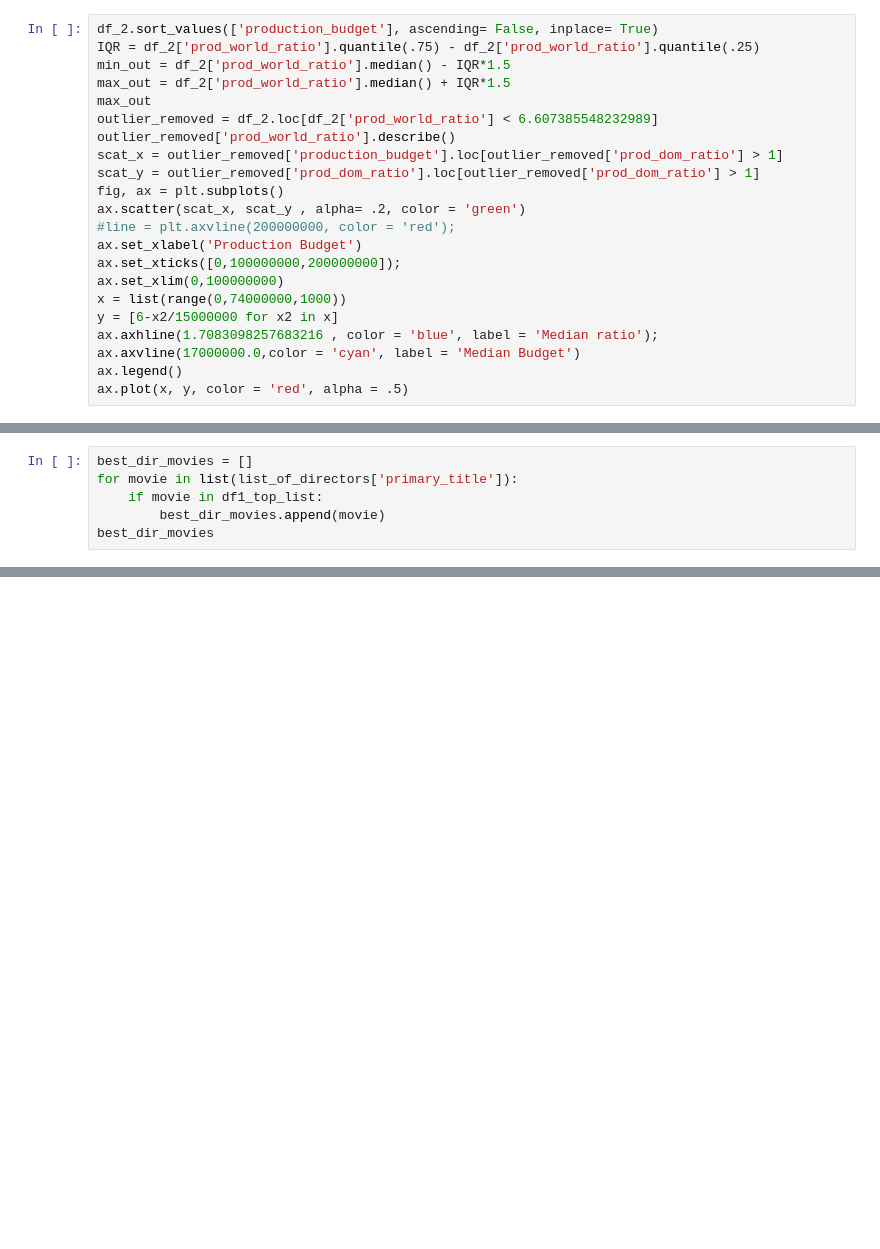
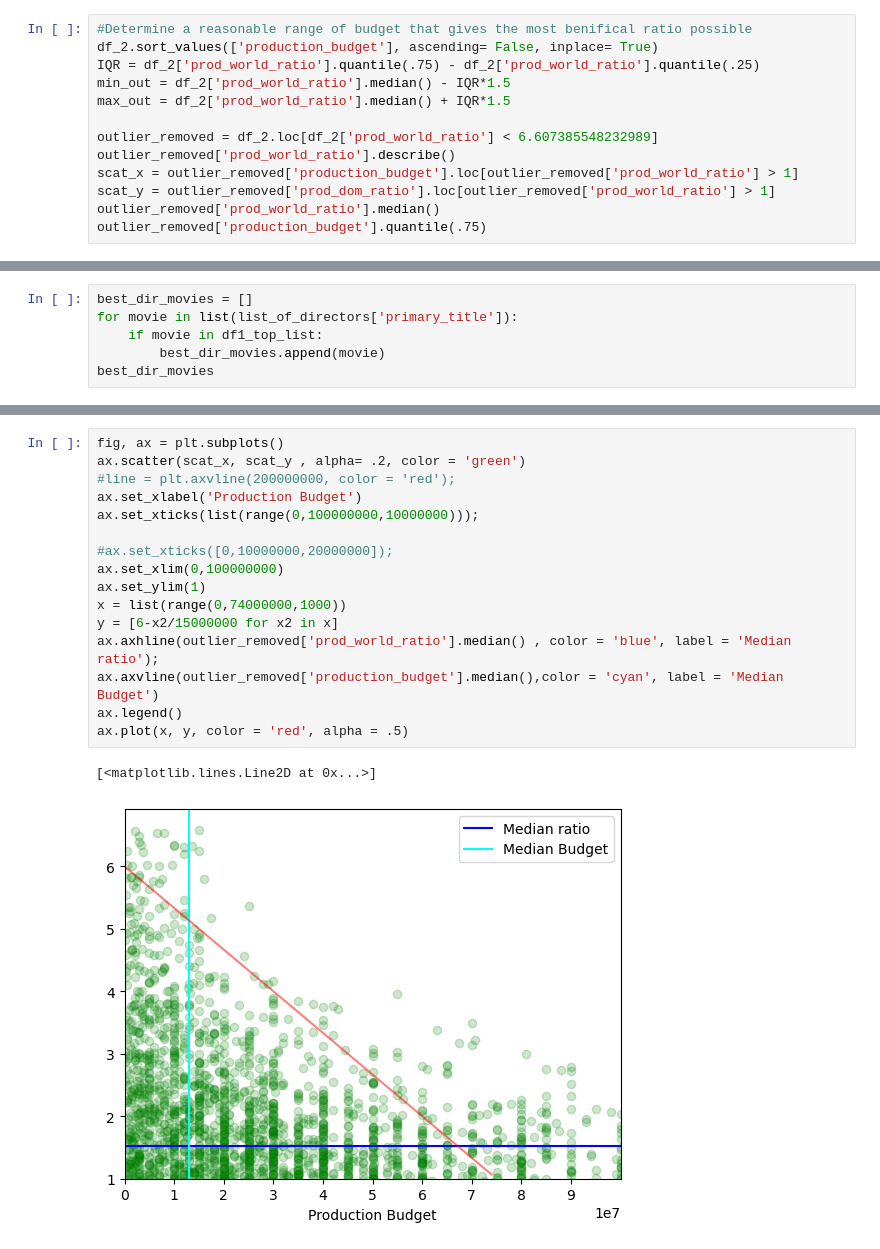
Before and after one commit to Tommyphung1/Movie_Anaylsis_for_Profit-, a Jupyter notebook: movie_code.ipynb, the cells around one changed output, grey strips where cells are left out. Cells and saved outputs as stored; diff of their text form; blank space fills up the shorter version.

```diff
--- a/movie_code.ipynb
+++ b/movie_code.ipynb
@@ -332,22 +342,13 @@ print("""Number of movies with a ratio of under 1?
 # %%
+#Determine a reasonable range of budget that gives the most benifical ratio possible
 df_2.sort_values(['production_budget'], ascending= False, inplace= True)
 IQR = df_2['prod_world_ratio'].quantile(.75) - df_2['prod_world_ratio'].quantile(.25)
 min_out = df_2['prod_world_ratio'].median() - IQR*1.5
 max_out = df_2['prod_world_ratio'].median() + IQR*1.5
-max_out
+
 outlier_removed = df_2.loc[df_2['prod_world_ratio'] < 6.607385548232989]
 outlier_removed['prod_world_ratio'].describe()
-scat_x = outlier_removed['production_budget'].loc[outlier_removed['prod_dom_ratio'] > 1]
-scat_y = outlier_removed['prod_dom_ratio'].loc[outlier_removed['prod_dom_ratio'] > 1]
-fig, ax = plt.subplots()
-ax.scatter(scat_x, scat_y , alpha= .2, color = 'green')
-#line = plt.axvline(200000000, color = 'red');
-ax.set_xlabel('Production Budget')
-ax.set_xticks([0,100000000,200000000]);
-ax.set_xlim(0,100000000)
-x = list(range(0,74000000,1000))
-y = [6-x2/15000000 for x2 in x]
-ax.axhline(1.7083098257683216 , color = 'blue', label = 'Median ratio');
-ax.axvline(17000000.0,color = 'cyan', label = 'Median Budget')
-ax.legend()
-ax.plot(x, y, color = 'red', alpha = .5)
+scat_x = outlier_removed['production_budget'].loc[outlier_removed['prod_world_ratio'] > 1]
+scat_y = outlier_removed['prod_dom_ratio'].loc[outlier_removed['prod_world_ratio'] > 1]
+outlier_removed['prod_world_ratio'].median()
+outlier_removed['production_budget'].quantile(.75)
@@ -506,0 +578,19 @@ Recommended_dir
+# %%
+fig, ax = plt.subplots()
+ax.scatter(scat_x, scat_y , alpha= .2, color = 'green')
+#line = plt.axvline(200000000, color = 'red');
+ax.set_xlabel('Production Budget')
+ax.set_xticks(list(range(0,100000000,10000000)));
+
+#ax.set_xticks([0,10000000,20000000]);
+ax.set_xlim(0,100000000)
+ax.set_ylim(1)
+x = list(range(0,74000000,1000))
+y = [6-x2/15000000 for x2 in x]
+ax.axhline(outlier_removed['prod_world_ratio'].median() , color = 'blue', label = 'Median ratio');
+ax.axvline(outlier_removed['production_budget'].median(),color = 'cyan', label = 'Median Budget')
+ax.legend()
+ax.plot(x, y, color = 'red', alpha = .5)
+# %% [output]
+[<matplotlib.lines.Line2D at 0x...>]
+[figure, added]
```
Also changed, not shown: parts of 91 cells of this notebook, 2 other files.
